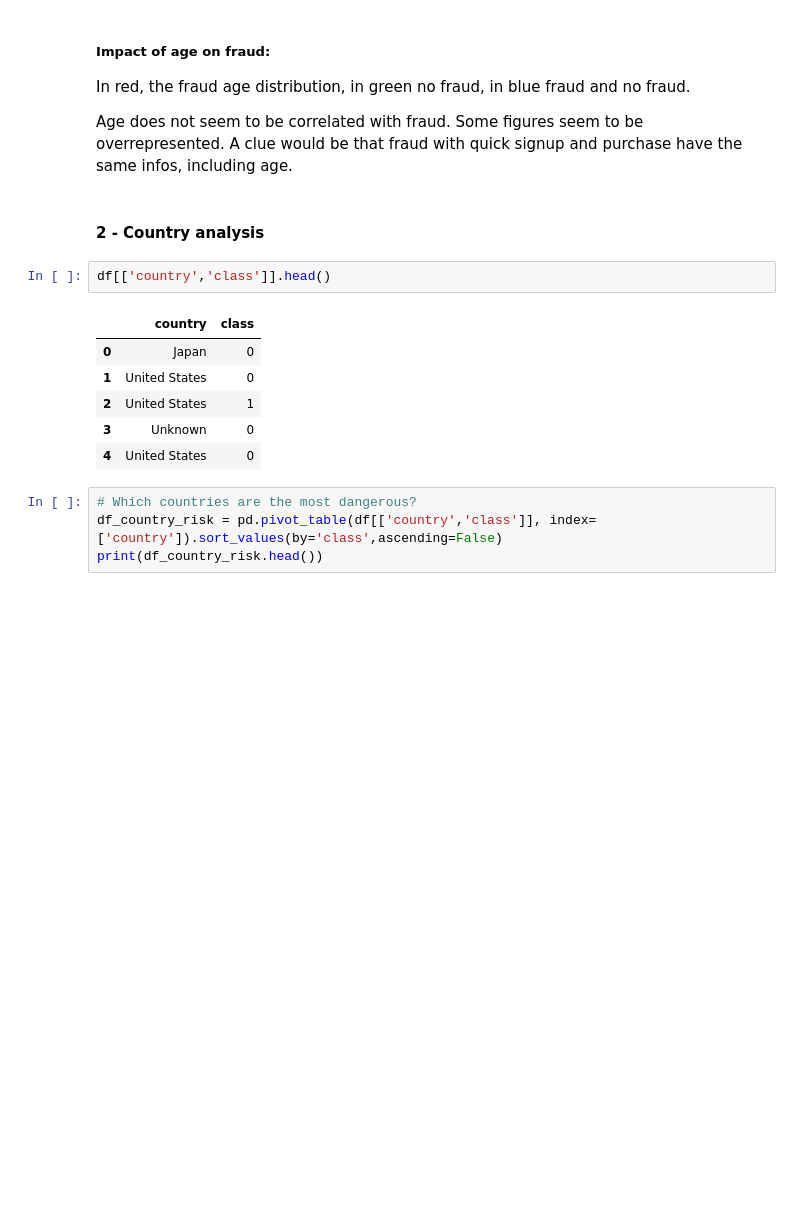
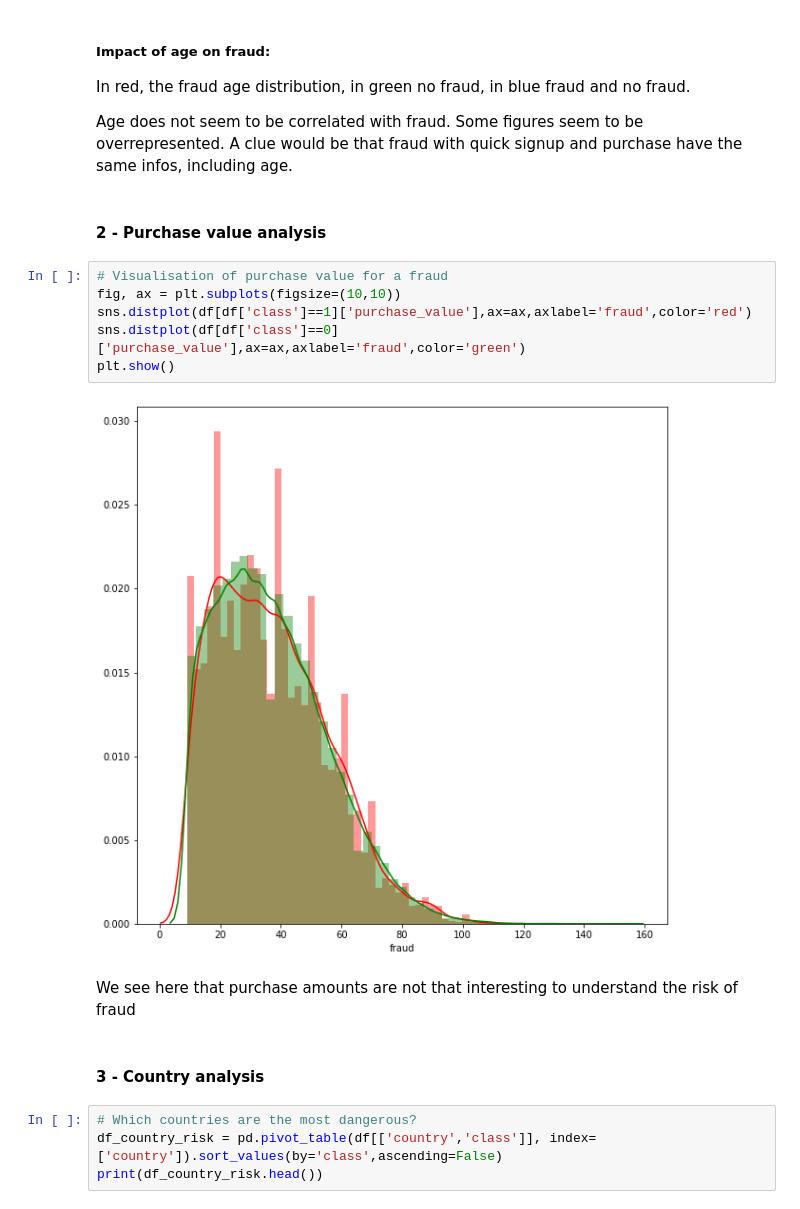
Before and after one commit to alexisgcomte/Projet----FRAUDULENT-ACTIVITIES, a Jupyter notebook: Projet -- FRAUDULENT ACTIVITIES.ipynb, the cells around one changed output. Drawn from its saved outputs; the diff is of its cells as text; blank space fills up the shorter version.

```diff
--- a/Projet -- FRAUDULENT ACTIVITIES.ipynb
+++ b/Projet -- FRAUDULENT ACTIVITIES.ipynb
@@ -274,17 +275,20 @@ _ = sns.distplot(df[df['class']=='0']['age'],ax=ax,axlabel='fraud',color='green'
 In red, the fraud age distribution, in green no fraud, in blue fraud and no fraud.
 
 Age does not seem to be correlated with fraud. Some figures seem to be overrepresented. A clue would be that fraud with quick signup and purchase have the same infos, including age.
+# %% [markdown]
+#### 2 - Purchase value analysis
+# %%
+# Visualisation of purchase value for a fraud
+fig, ax = plt.subplots(figsize=(10,10))
+sns.distplot(df[df['class']==1]['purchase_value'],ax=ax,axlabel='fraud',color='red')
+sns.distplot(df[df['class']==0]['purchase_value'],ax=ax,axlabel='fraud',color='green')
+plt.show()
+# %% [output]
+[figure, added]
+# %% [markdown]
+We see here that purchase amounts are not that interesting to understand the risk of fraud
 # %% [markdown]
-#### 2 - Country analysis
+#### 3 - Country analysis
-# %%
-df[['country','class']].head()
-# %% [output]
-|  | country | class |
-| 0 | Japan | 0 |
-| 1 | United States | 0 |
-| 2 | United States | 1 |
-| 3 | Unknown | 0 |
-| 4 | United States | 0 |
 # %%
 # Which countries are the most dangerous?
 df_country_risk = pd.pivot_table(df[['country','class']], index=['country']).sort_values(by='class',ascending=False)
```
Also changed, not shown: parts of 83 cells of this notebook, 4 other files.
